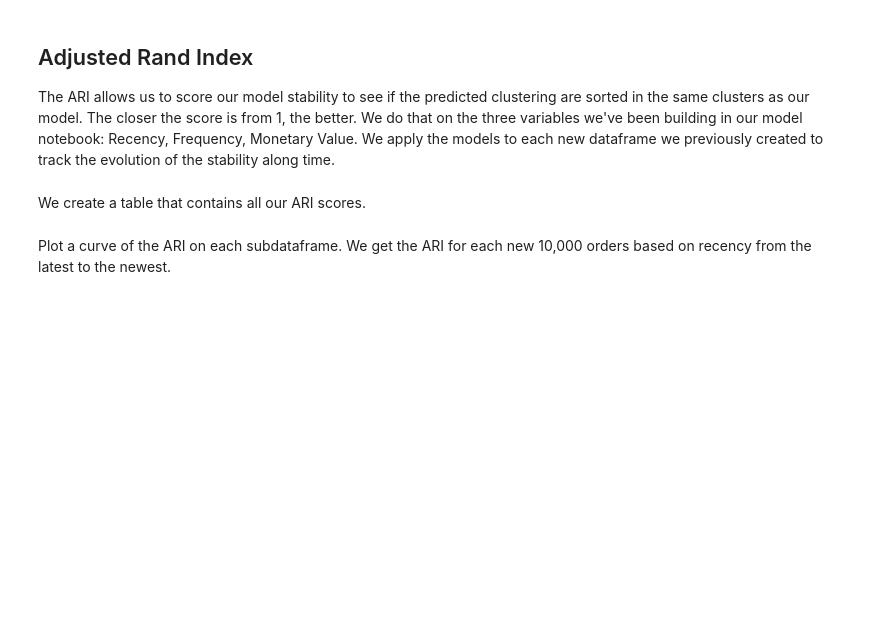
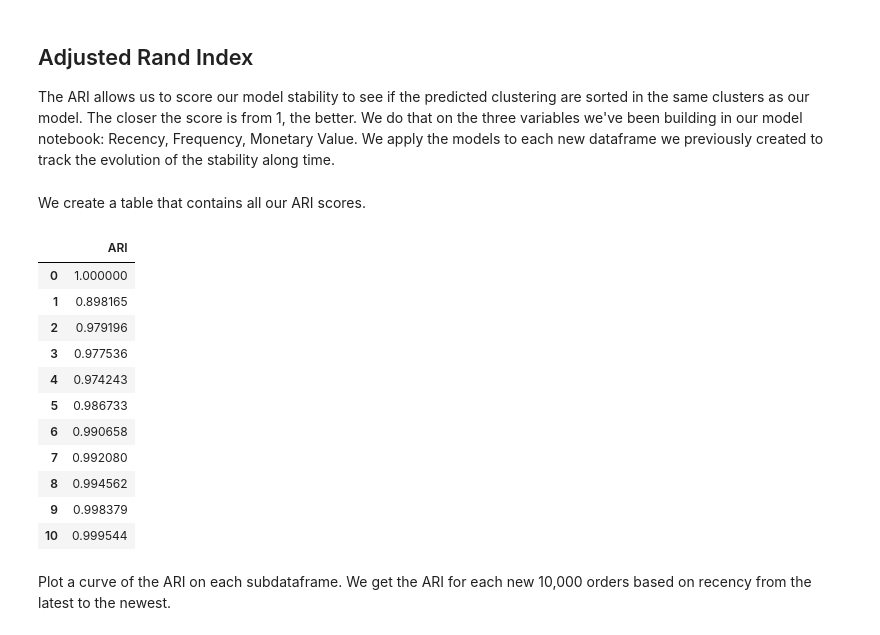
Before and after one commit to Ay0d/Machine-Learning, a Jupyter notebook: clients-segmentation-rfm-maintenance.ipynb, the cells around one changed output. Cells and saved outputs as stored; diff of their text form; code cells hidden in the pictures; blank space fills up the shorter version.

```diff
--- a/clients-segmentation-rfm-maintenance.ipynb
+++ b/clients-segmentation-rfm-maintenance.ipynb
@@ -307,6 +317,9 @@ M4 = kmeans_cluster.fit(rfm_B4)
 M5 = kmeans_cluster.fit(rfm_B5)
 M6 = kmeans_cluster.fit(rfm_B6)
 M7 = kmeans_cluster.fit(rfm_B7)
+M8 = kmeans_cluster.fit(rfm_B8)
+M9 = kmeans_cluster.fit(rfm_B9)
+M10 = kmeans_cluster.fit(rfm_B10)
 # %% [markdown]
 Create the arrays of labels of our model M0 to predict each subdataframe B(i).
 # %%
@@ -318,6 +331,9 @@ label_04 = M0.predict(rfm_B4)
 label_05 = M0.predict(rfm_B5)
 label_06 = M0.predict(rfm_B6)
 label_07 = M0.predict(rfm_B7)
+label_08 = M0.predict(rfm_B8)
+label_09 = M0.predict(rfm_B9)
+label_010 = M0.predict(rfm_B10)
 # %% [markdown]
 Create the arrays of labels of our model M(i) to fit and predict the subdataframes B(i).
 # %%
@@ -328,6 +344,9 @@ label_44 = M4.fit_predict(rfm_B4)
 label_55 = M5.fit_predict(rfm_B5)
 label_66 = M6.fit_predict(rfm_B6)
 label_77 = M7.fit_predict(rfm_B7)
+label_88 = M8.fit_predict(rfm_B8)
+label_99 = M9.fit_predict(rfm_B9)
+label_1010 = M10.fit_predict(rfm_B10)
 # %% [markdown]
 Now, we want to compare our model M0 that predict B(i) to each model M(i) that fit and predict M(i).
 # %%
@@ -339,6 +358,9 @@ ari4 = adjusted_rand_score(label_04, label_44)
 ari5 = adjusted_rand_score(label_05, label_55)
 ari6 = adjusted_rand_score(label_06, label_66)
 ari7 = adjusted_rand_score(label_07, label_77)
+ari8 = adjusted_rand_score(label_08, label_88)
+ari9 = adjusted_rand_score(label_09, label_99)
+ari10 = adjusted_rand_score(label_010, label_1010)
 # %% [markdown]
 <a id="ari"></a>
 ## Adjusted Rand Index
@@ -350,9 +372,22 @@ We apply the models to each new dataframe we previously created to track the evo
 We create a table that contains all our ARI scores.
 # %%
 d = {'ARI'}
-list1 = [ari0, ari1, ari2, ari3, ari4, ari5, ari6, ari7]
+list1 = [ari0, ari1, ari2, ari3, ari4, ari5, ari6, ari7, ari8, ari9, ari10]
 ari_table = pd.DataFrame(data = list1, columns=d)
 ari_table
+# %% [output]
+|  | ARI |
+| 0 | 1.000000 |
+| 1 | 0.898165 |
+| 2 | 0.979196 |
+| 3 | 0.977536 |
+| 4 | 0.974243 |
+| 5 | 0.986733 |
+| 6 | 0.990658 |
+| 7 | 0.992080 |
+| 8 | 0.994562 |
+| 9 | 0.998379 |
+| 10 | 0.999544 |
 # %% [markdown]
 Plot a curve of the ARI on each subdataframe.
 We get the ARI for each new 10,000 orders based on recency from the latest to the newest.
```
Also changed, not shown: parts of 5 cells of this notebook.
